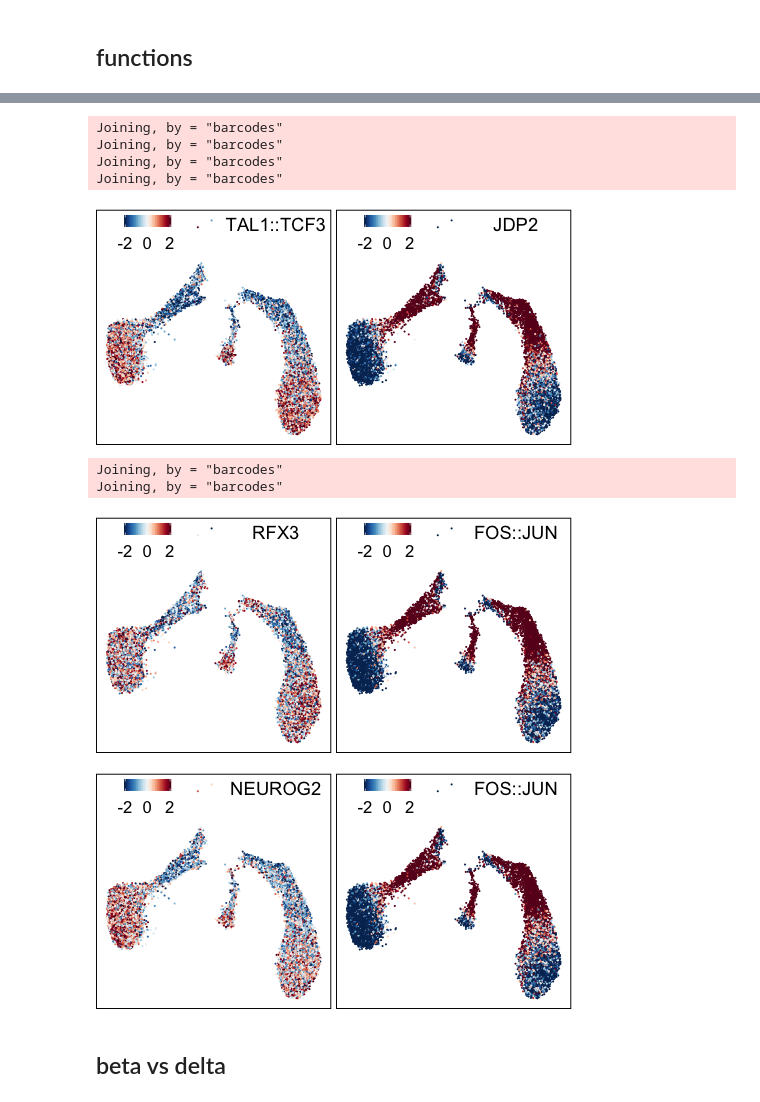
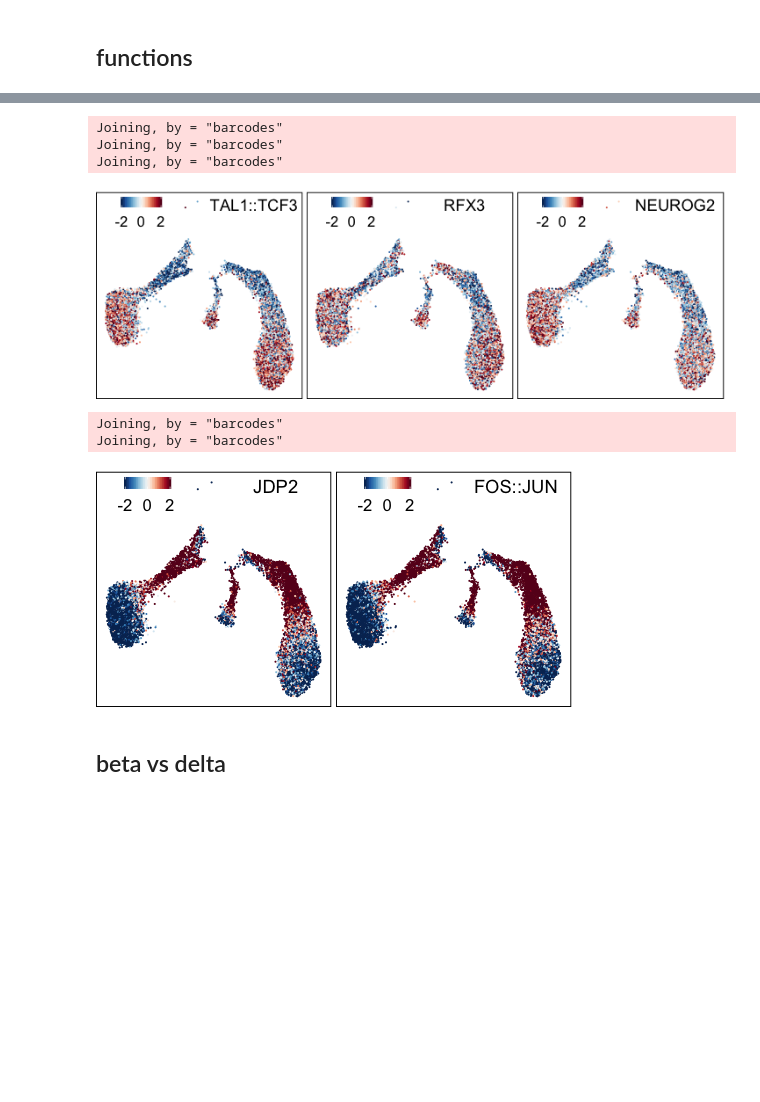
Before and after one commit to biomystery/islet_figs_motifs, a Jupyter notebook: chromVar/sub_vs_sub_plot.ipynb, the cells around one changed output, grey strips where cells are left out. Saved outputs shown, nothing was run; the diff lists cells and outputs as text; code cells hidden in the pictures; blank space fills up the shorter version.

Commit message:
updated prom plot

```diff
--- a/chromVar/sub_vs_sub_plot.ipynb
+++ b/chromVar/sub_vs_sub_plot.ipynb
@@ -142,29 +135,34 @@ Joining, by = "barcodes"
 # %%
-options(repr.plot.width = 4, repr.plot.height = 2)
+options(repr.plot.width = 6, repr.plot.height = 2)
 plot.umap.motif <- function(m, bks_ = c(-2, 0, 2)) {
     p = fun.plot.project.motif(m, bks = bks_, size = 0.25, cls = rev(brewer.pal(n = 11,
         "RdBu")))
     p$data <- p$data %>% filter(cell_type_overall %in% c("alpha", "beta", "delta"))
     p + annotate(geom = "text", x = 4.5, y = 6, label = m)
 }
 plot.umap.motifs <- function(motifs = c("TAL1::TCF3", "JDP2")) {
     ps <- lapply(motifs, plot.umap.motif)
     names(ps) <- motifs
     ggarrange(plotlist = ps, ncol = length(motifs))
 }
-plot.umap.motifs()
-plot.umap.motifs(c("RFX3", "FOS::JUN"))
-plot.umap.motifs(c("NEUROG2", "FOS::JUN"))
+plot.umap.motifs(c("TAL1::TCF3","RFX3","NEUROG2"))
+ggsave("~/Dropbox (UCSD_Epigenomics)/workReports/2019-10_islet_rev/Fig1.rev.candid/Fig.2d_1.umap.pdf",
+    width = 6, height = 2, units = "in")
 # %% [output]
 Joining, by = "barcodes"
 Joining, by = "barcodes"
 Joining, by = "barcodes"
-Joining, by = "barcodes"
-[figure, old version]
+[figure, new version]
-Joining, by = "barcodes"
-Joining, by = "barcodes"
-[figure, removed]
-[figure, removed]
+# %%
+options(repr.plot.width = 4, repr.plot.height = 2)
+
+plot.umap.motifs(c('JDP2', "FOS::JUN"))
+ggsave("~/Dropbox (UCSD_Epigenomics)/workReports/2019-10_islet_rev/Fig1.rev.candid/Fig.2d_2.umap.pdf",
+    width = 4, height = 2, units = "in")
+# %% [output]
+Joining, by = "barcodes"
+Joining, by = "barcodes"
+[figure, added]
 # %% [markdown]
 ## beta vs delta
 # %%
```
Also changed, not shown: parts of 1 cell of this notebook, 2 other files.
